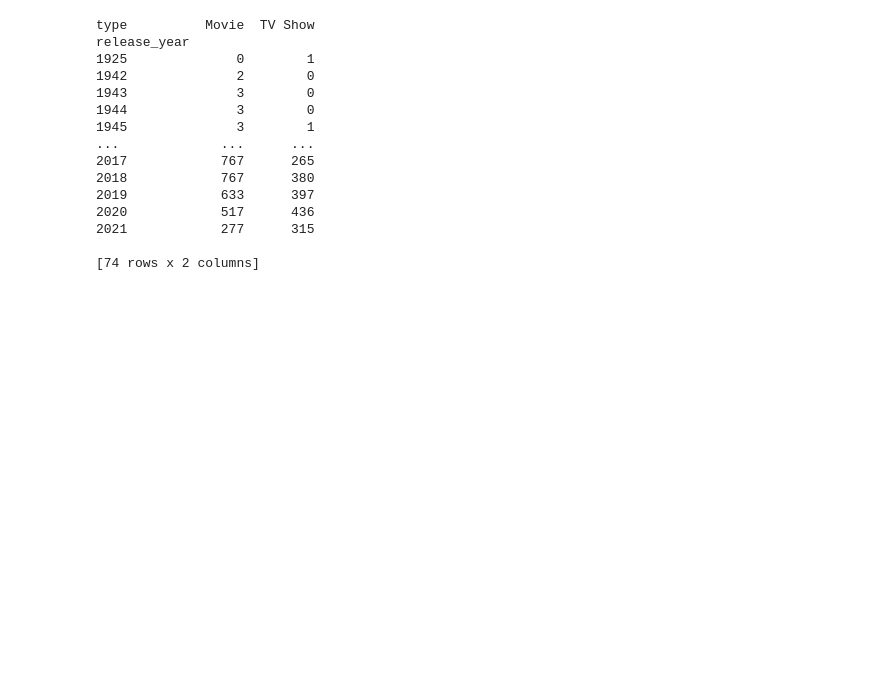
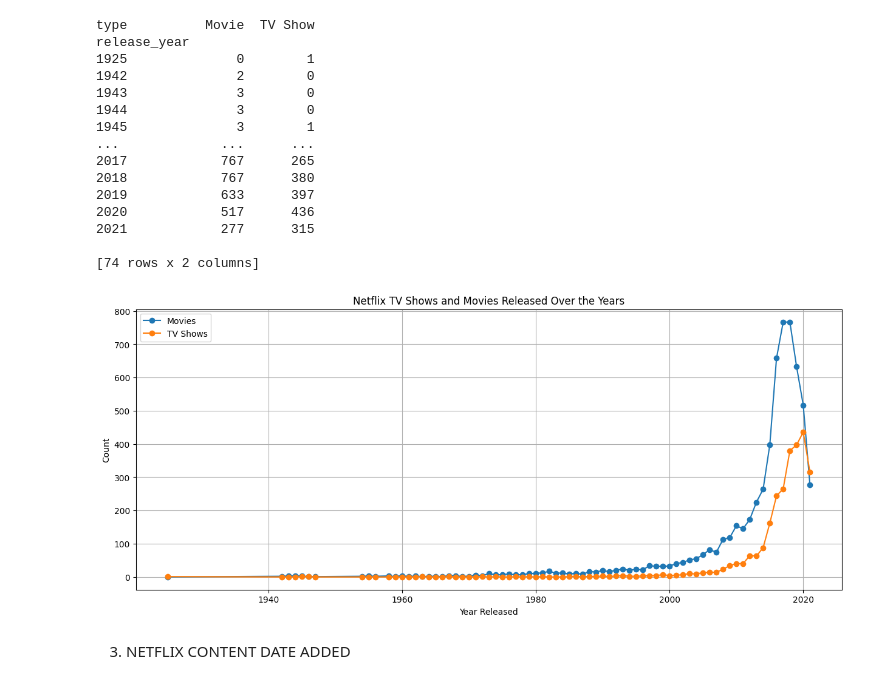
Before and after one commit to lewah/mangosplit, a Jupyter notebook: Netflix_project/visualisation_netflix_data_2.ipynb, the cells around one changed output. Cells and saved outputs as stored; diff of their text form; code cells hidden in the pictures; blank space fills up the shorter version.

Commit message:
data visualisation

```diff
--- a/Netflix_project/visualisation_netflix_data_2.ipynb
+++ b/Netflix_project/visualisation_netflix_data_2.ipynb
@@ -89 +89,3 @@ netflix_data[netflix_data['listed_in'].str.contains('Children')]
+# %%
+netflix_release_year = netflix_data.copy()
 # %%
@@ -104,7 +106,7 @@ release_year
 Name: count, Length: 74, dtype: int64
 # %%
 # netflix_data['release_year'].value_counts().plot(kind = 'bar')
-yearly_counts = netflix_data.groupby(['release_year', 'type']).size().unstack(fill_value=0)
+yearly_counts = netflix_release_year.groupby(['release_year', 'type']).size().unstack(fill_value=0)
 print(yearly_counts)
 # %% [output]
 type          Movie  TV Show
@@ -122,3 +124,20 @@ release_year
 2021            277      315
 
 [74 rows x 2 columns]
+# %%
+yearly_counts = yearly_counts.sort_index()
+
+# Create a line plot
+plt.figure(figsize=(15, 6))
+plt.plot(yearly_counts.index, yearly_counts['Movie'], label='Movies', marker='o')
+plt.plot(yearly_counts.index, yearly_counts['TV Show'], label='TV Shows', marker='o')
+plt.xlabel('Year Released')
+plt.ylabel('Count')
+plt.title('Netflix TV Shows and Movies Released Over the Years')
+plt.legend()
+plt.grid(True)
+plt.show()
+# %% [output]
+[figure, added]
+# %% [markdown]
+3. NETFLIX CONTENT DATE ADDED
```
Also changed, not shown: parts of 6 cells of this notebook.
